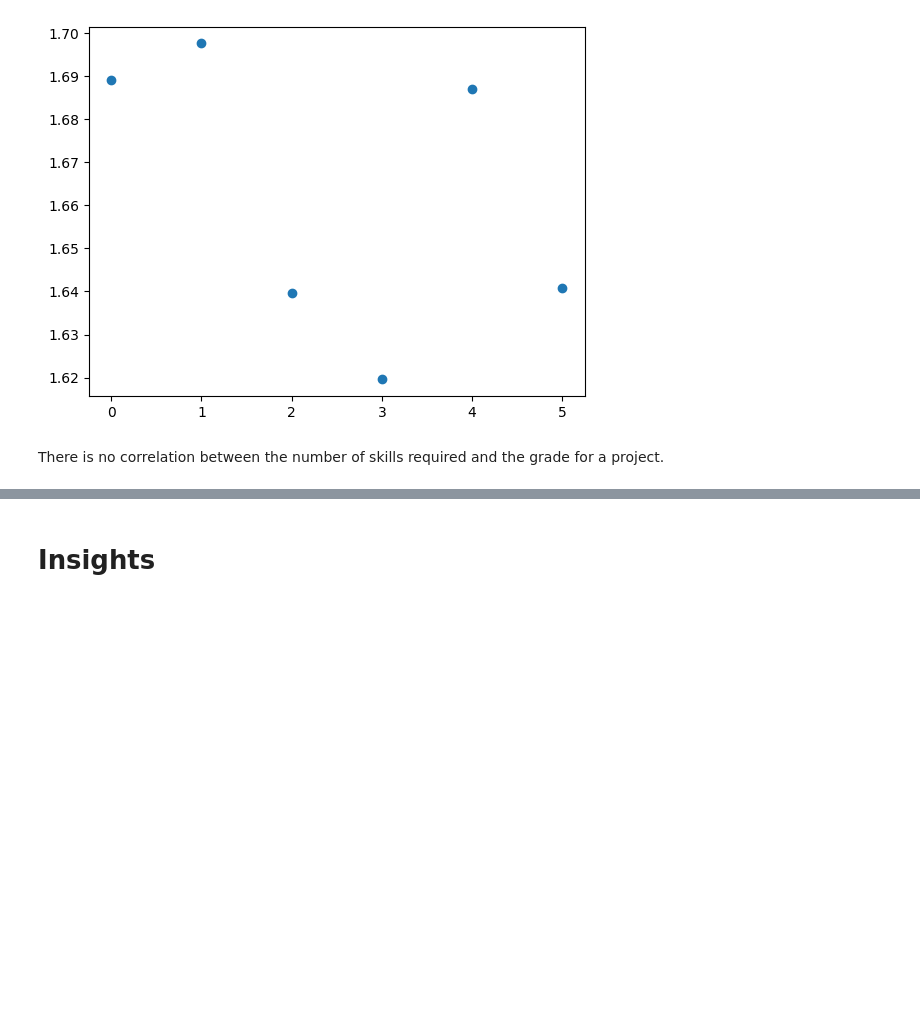
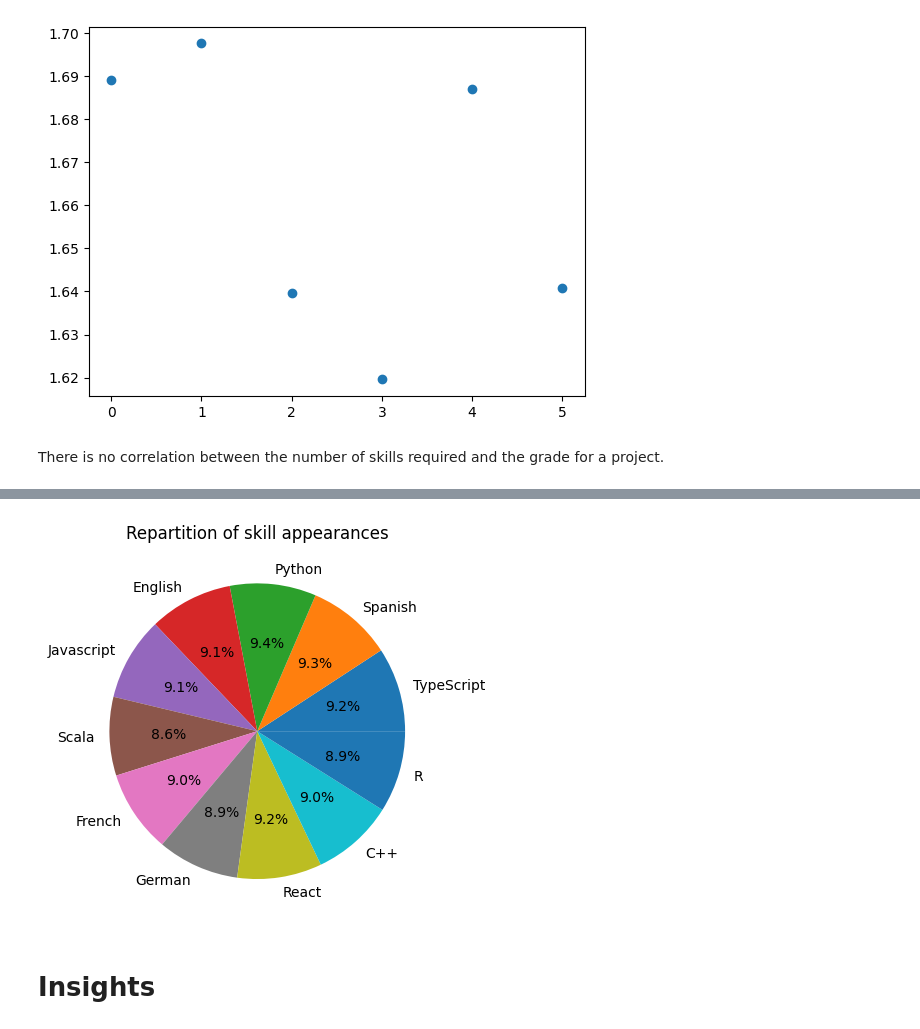
Before and after one commit to PiCindy/jupyter-coding-challenge, a Jupyter notebook: data_analysis.ipynb, the cells around one changed output, grey strips where cells are left out. Cells and saved outputs as stored; diff of their text form; code cells hidden in the pictures; blank space fills up the shorter version.

```diff
--- a/data_analysis.ipynb
+++ b/data_analysis.ipynb
@@ -337,3 +346,14 @@ There is no correlation between the number of skills required and the grade for
+# %%
+skills = {}
+for i in range(0,4):
+    for skill, occ in df_flattened['requiredSkills.'+str(i)+'.name'].value_counts().items():
+        skills[skill] = skills.get(skill, 0) + occ
+# %%
+plt.pie(skills.values(), labels=skills.keys(), autopct='%1.1f%%')
+plt.title('Repartition of skill appearances')
+plt.show()
+# %% [output]
+[figure, added]
 # %% [markdown]
 # Insights
 # %% [markdown]
```
Also changed, not shown: parts of 3 cells of this notebook.
